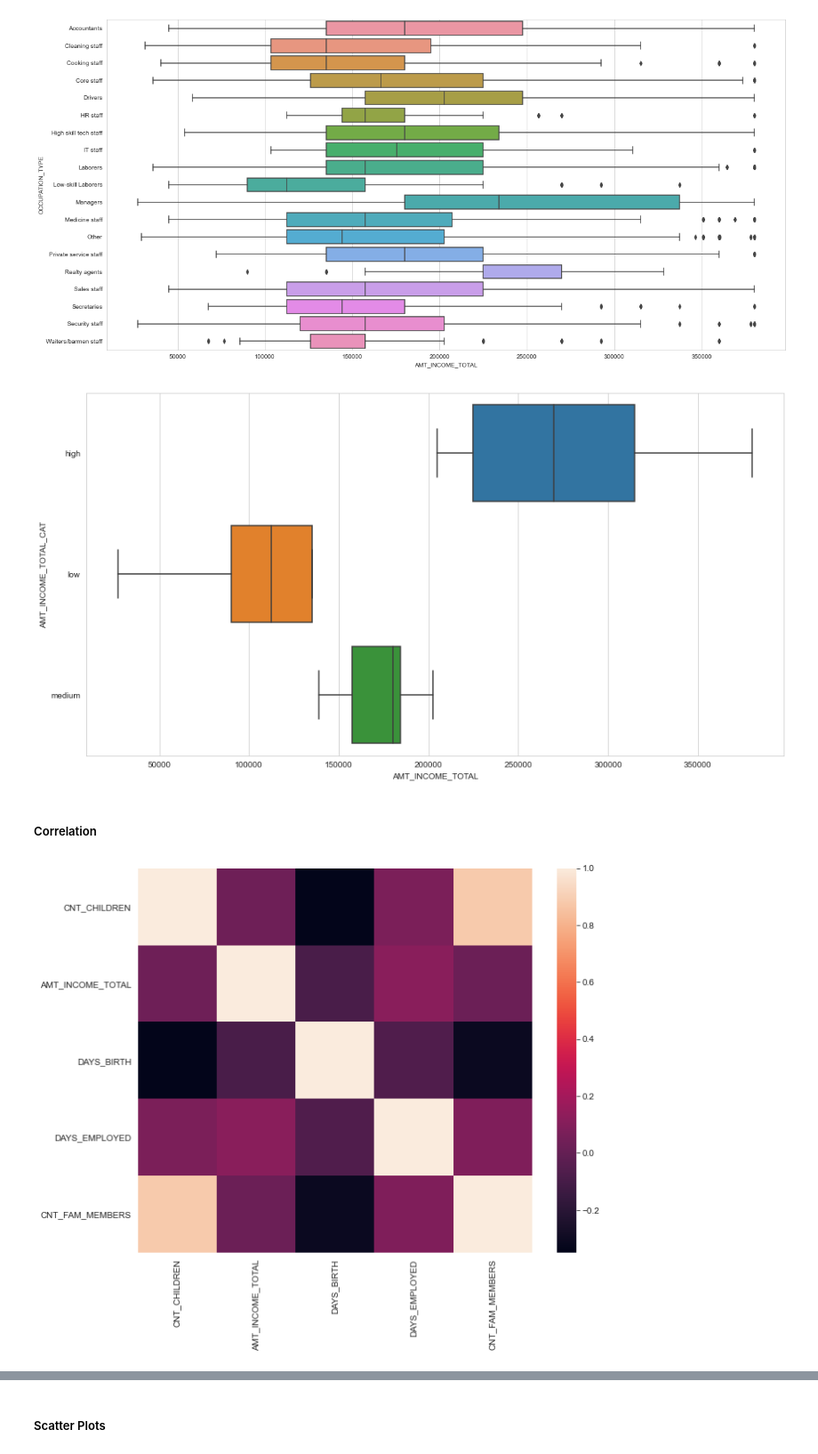
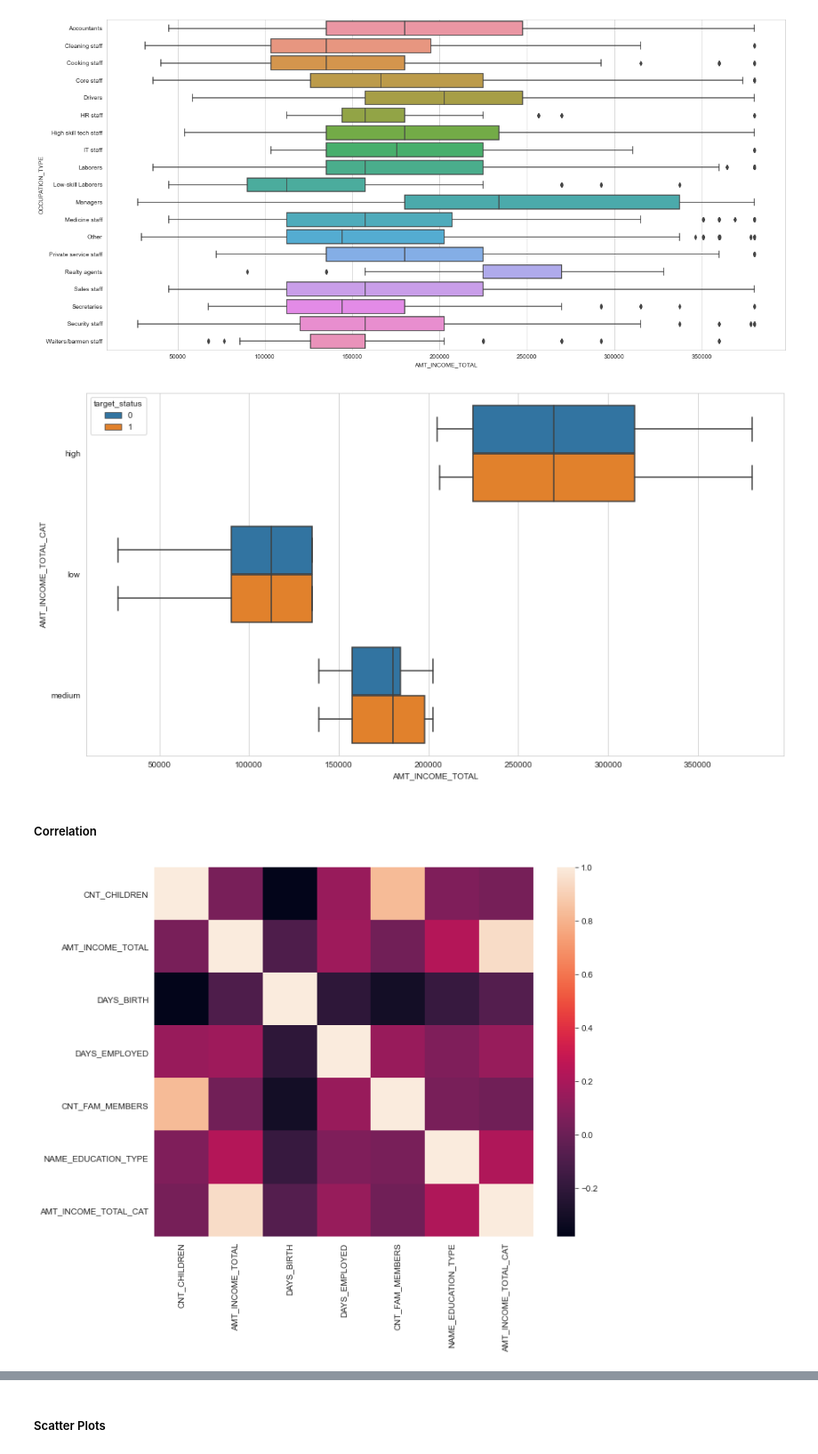
Before and after one commit to Chilthalanka/credit-card-approval-prediction, a Jupyter notebook: credit-card-approval-eda.ipynb, the cells around one changed output, grey strips where cells are left out. Shown at 89% size. Cells and saved outputs as stored; diff of their text form; code cells hidden in the pictures.

```diff
--- a/credit-card-approval-eda.ipynb
+++ b/credit-card-approval-eda.ipynb
@@ -419,10 +465,14 @@ merged_df['NAME_EDUCATION_TYPE_ENCODED'] = merged_df['NAME_EDUCATION_TYPE'].repl
                                                                                      'Incomplete higher': 2,
                                                                                      'Higher education': 3,
                                                                                      'Academic degree': 4})
+
+merged_df['INCOME_CAT_ENCODED'] = merged_df['AMT_INCOME_TOTAL_CAT'].replace({'low': 0, 'medium': 1, 'high': 2})
 # %%
 cat_features = ['CODE_GENDER', 'FLAG_OWN_CAR', 'FLAG_OWN_REALTY', 'NAME_INCOME_TYPE', 'NAME_EDUCATION_TYPE', 'NAME_FAMILY_STATUS',
                 'NAME_HOUSING_TYPE', 'FLAG_MOBIL', 'FLAG_WORK_PHONE', 'FLAG_PHONE', 'FLAG_EMAIL', 'OCCUPATION_TYPE', 'AMT_INCOME_TOTAL_CAT']
 
+co_features = ['NAME_EDUCATION_TYPE', 'AMT_INCOME_TOTAL_CAT']
+
 num_features = ['CNT_CHILDREN', 'AMT_INCOME_TOTAL', 'DAYS_BIRTH', 'DAYS_EMPLOYED', 'CNT_FAM_MEMBERS']
 
 all_features = num_features + cat_features
@@ -459,7 +509,7 @@ handle_outliers = 'yes'
 if handle_outliers=='yes':
     merged_df = clipping(dataframe=merged_df, num_cols=num_features)
 elif handle_outliers=='no':
-    merged_df = merged_df
+    pass
 # %% [markdown]
 ### Data Visualization - Univariate Analysis
 # %% [markdown]
@@ -918,20 +968,29 @@ plt.show()
 # %%
 fig = plt.figure(figsize=(15,8))
 
-sns.boxplot(data=merged_df, x="AMT_INCOME_TOTAL", y="AMT_INCOME_TOTAL_CAT")
+sns.boxplot(data=merged_df, x="AMT_INCOME_TOTAL", y="AMT_INCOME_TOTAL_CAT", hue='target_status')
 
 plt.show()
 # %% [output]
-[figure, old version]
+[figure, new version]
 # %% [markdown]
 ##### Correlation
+# %%
+corr_df = merged_df[num_features + co_features].copy()
+
+# Ordinal encode CO features - NAME_EDUCATION_TYPE, AMT_INCOME_TOTAL_CAT
+edu_type_oe = OrdinalEncoder(categories=[['Lower secondary', 'Secondary / secondary special', 'Incomplete higher', 'Higher education', 'Academic degree']], dtype='int32')
+corr_df['NAME_EDUCATION_TYPE'] = edu_type_oe.fit_transform(np.array(corr_df['NAME_EDUCATION_TYPE']).reshape(-1,1))
+
+incm_cat_oe = OrdinalEncoder(categories=[["low","medium", "high"]], dtype='int32')
+corr_df["AMT_INCOME_TOTAL_CAT"] = incm_cat_oe.fit_transform(np.array(corr_df['AMT_INCOME_TOTAL_CAT']).reshape(-1,1))
 # %%
-corr = merged_df[num_features].corr()
+corr = corr_df.corr(method='spearman')
 
 fig = plt.figure(figsize=(10, 8))
 sns.heatmap(corr, xticklabels=corr.columns.values, yticklabels=corr.columns.values)
 plt.show()
 
 corr
 # %% [output]
-[figure, old version]
+[figure, new version]
```
Also changed, not shown: parts of 20 cells of this notebook.
